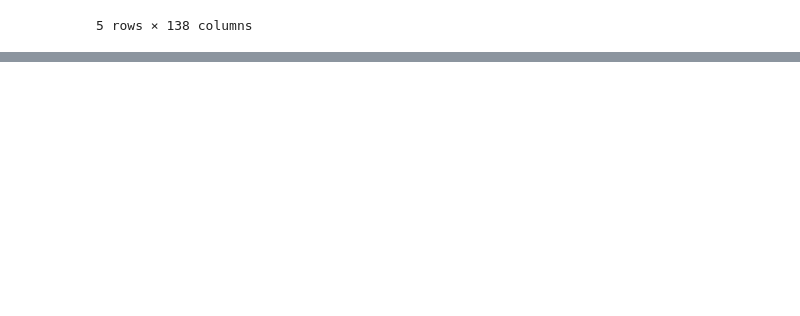
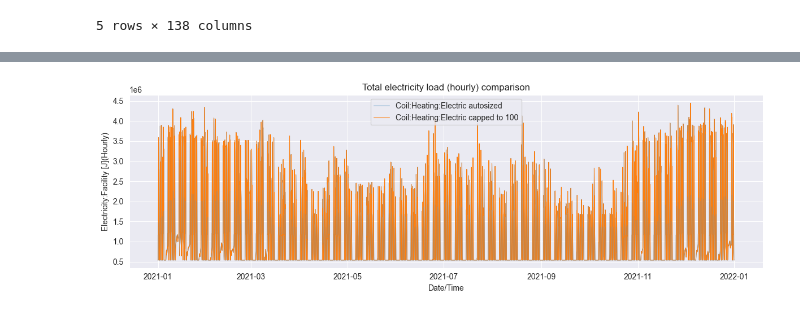
Before and after one commit to JamilMaj/REHO, a Jupyter notebook: EnergyPlus/eppy_pandas.ipynb, the cells around one changed output, grey strips where cells are left out. Saved outputs shown, nothing was run; the diff lists cells and outputs as text; code cells hidden in the pictures; blank space fills up the shorter version.

```diff
--- a/EnergyPlus/eppy_pandas.ipynb
+++ b/EnergyPlus/eppy_pandas.ipynb
@@ -297,0 +404,15 @@ ZoneHVAC:EquipmentList,
+# %%
+fig = plt.figure(figsize=(12, 4))  # 2 rows, 1 column
+
+sns.lineplot(data=df, x='Date/Time',y='Electricity:Facility [J](Hourly)', linewidth=0.75, label = r'Coil:Heating:Electric autosized')
+sns.lineplot(data=df3, x='Date/Time',y='Electricity:Facility [J](Hourly)', linewidth=0.75, label= f'Coil:Heating:Electric capped to {new_value}')
+
+plt.title('Total electricity load (hourly) comparison')
+
+# Adjust layout
+plt.tight_layout()
+
+# Show the plots
+plt.show()
+# %% [output]
+[figure, added]
```
Also changed, not shown: parts of 43 cells of this notebook, 5 other files.
